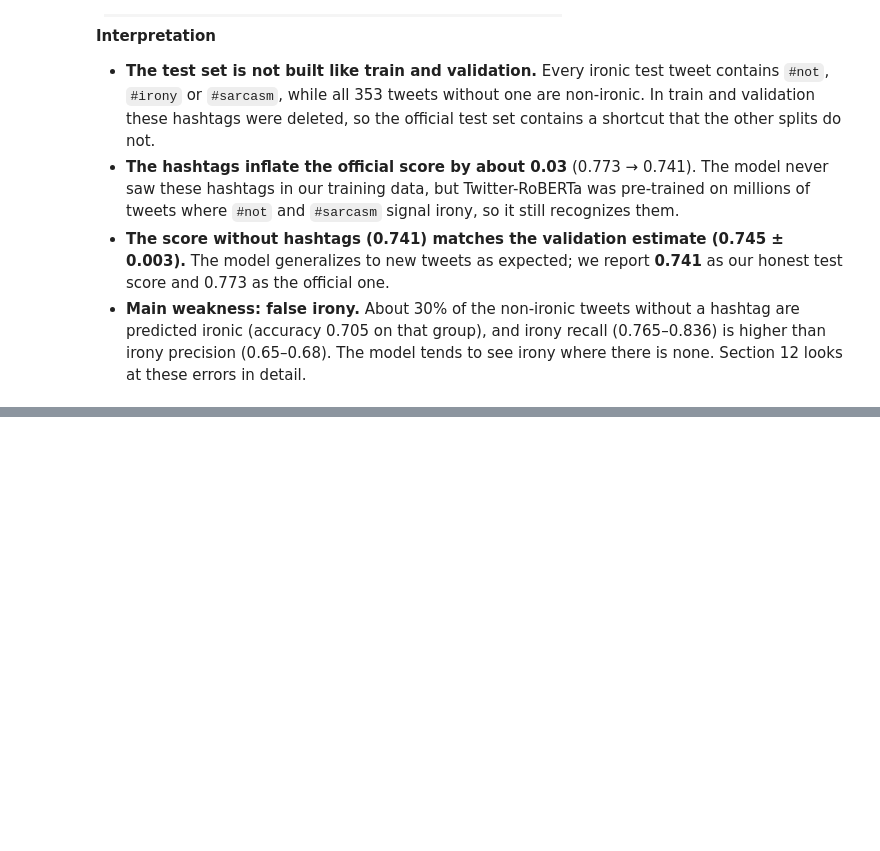
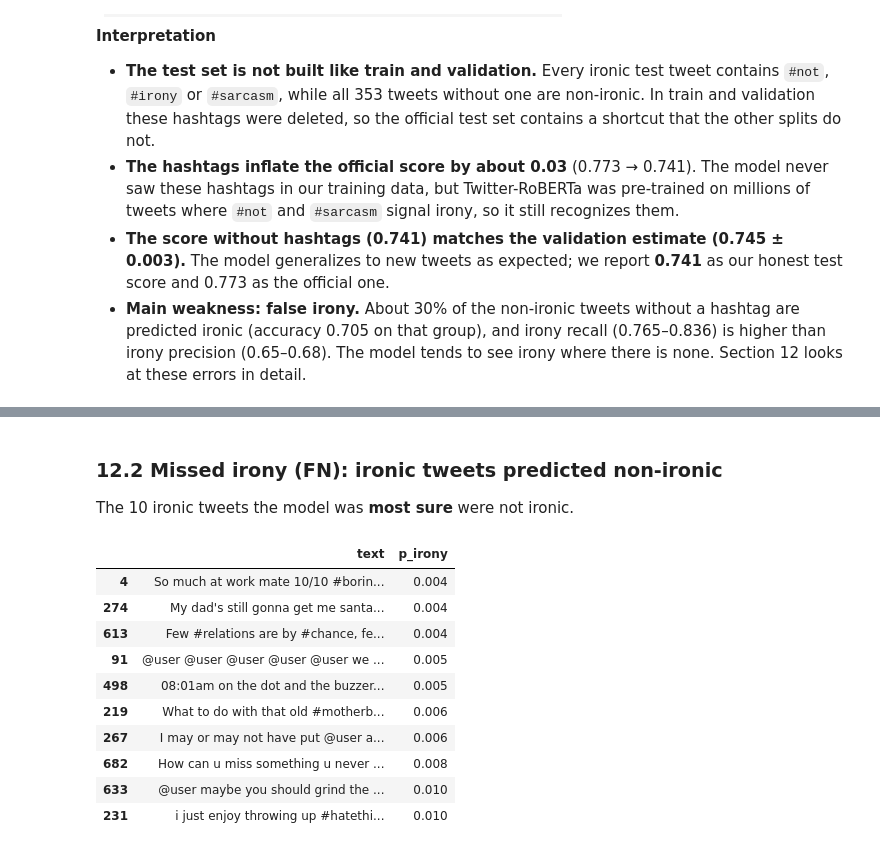
Before and after one commit to MohamedChaker-bha/irony-detection, a Jupyter notebook: notebooks/04_transformer.ipynb, the cells around one changed output, grey strips where cells are left out. Saved outputs shown, nothing was run; the diff lists cells and outputs as text; code cells hidden in the pictures; blank space fills up the shorter version.

```diff
--- a/notebooks/04_transformer.ipynb
+++ b/notebooks/04_transformer.ipynb
@@ -1074,0 +1153,18 @@ weighted avg      0.758     0.746     0.749       784
+# %% [markdown]
+### 12.2 Missed irony (FN): ironic tweets predicted non-ironic
+
+The 10 ironic tweets the model was **most sure** were not ironic.
+# %%
+analysis[analysis["result"] == "FN"].sort_values("p_irony").head(10)[["text", "p_irony"]]
+# %% [output]
+|  | text | p_irony |
+| 4 | So much at work mate 10/10 #borin... | 0.004 |
+| 274 | My dad's still gonna get me santa... | 0.004 |
+| 613 | Few #relations are by #chance, fe... | 0.004 |
+| 91 | @user @user @user @user @user we ... | 0.005 |
+| 498 | 08:01am on the dot and the buzzer... | 0.005 |
+| 219 | What to do with that old #motherb... | 0.006 |
+| 267 | I may or may not have put @user a... | 0.006 |
+| 682 | How can u miss something u never ... | 0.008 |
+| 633 | @user maybe you should grind the ... | 0.010 |
+| 231 | i just enjoy throwing up #hatethi... | 0.010 |
```
Also changed, not shown: parts of 30 cells of this notebook, 1 other file.
